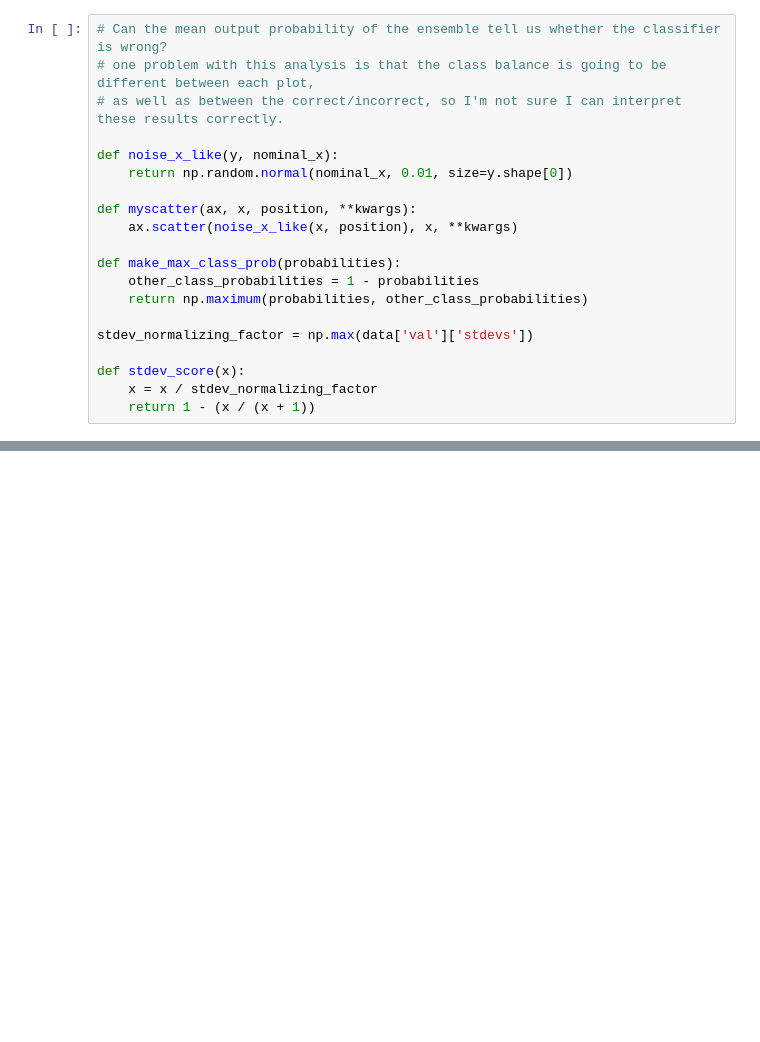
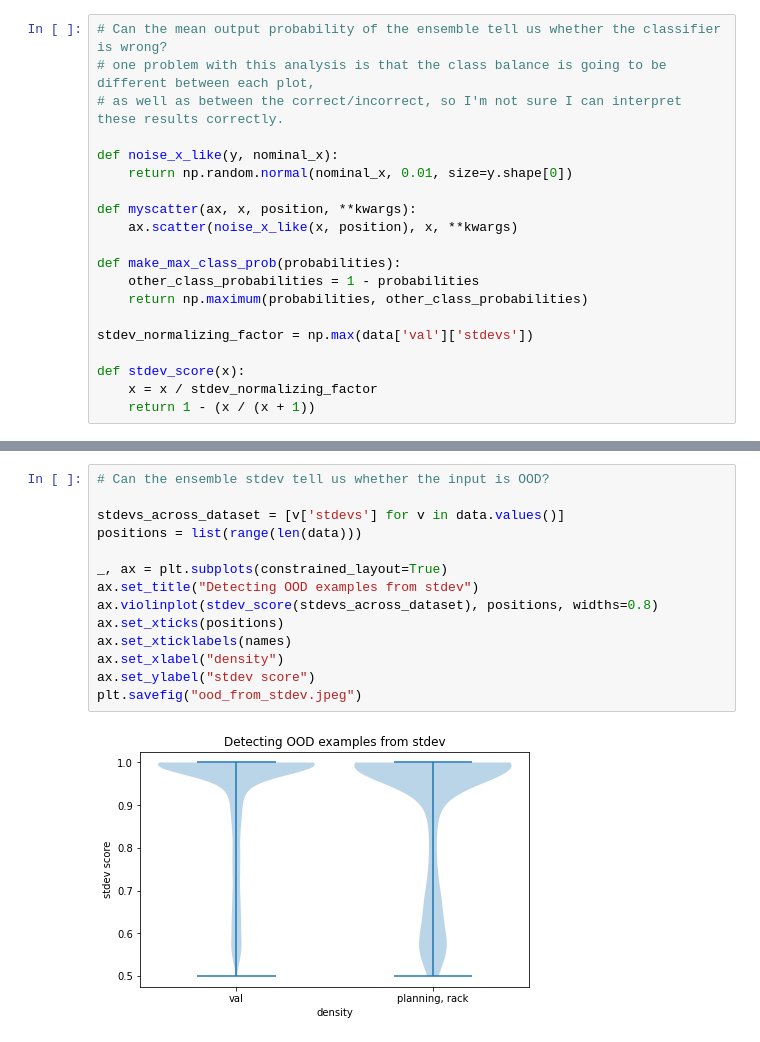
Before and after one commit to UM-ARM-Lab/data-augmentation-for-manipulation, a Jupyter notebook: link_bot_classifiers/notebooks/Inspect Classifier.ipynb, the cells around one changed output, grey strips where cells are left out. Saved outputs shown, nothing was run; the diff lists cells and outputs as text; blank space fills up the shorter version.

```diff
--- a/link_bot_classifiers/notebooks/Inspect Classifier.ipynb
+++ b/link_bot_classifiers/notebooks/Inspect Classifier.ipynb
@@ -184,3 +169,19 @@ for name, datum in data.items():
+# %%
+# Can the ensemble stdev tell us whether the input is OOD?
+
+stdevs_across_dataset = [v['stdevs'] for v in data.values()]
+positions = list(range(len(data)))
+
+_, ax = plt.subplots(constrained_layout=True)
+ax.set_title("Detecting OOD examples from stdev")
+ax.violinplot(stdev_score(stdevs_across_dataset), positions, widths=0.8)
+ax.set_xticks(positions)
+ax.set_xticklabels(names)
+ax.set_xlabel("density")
+ax.set_ylabel("stdev score")
+plt.savefig("ood_from_stdev.jpeg")
+# %% [output]
+[figure, added]
 # %%
 # Can the mean & stdev of ensemble together tell us whether the input is OOD?
 
```
Also changed, not shown: parts of 9 cells of this notebook, 1 other file.
